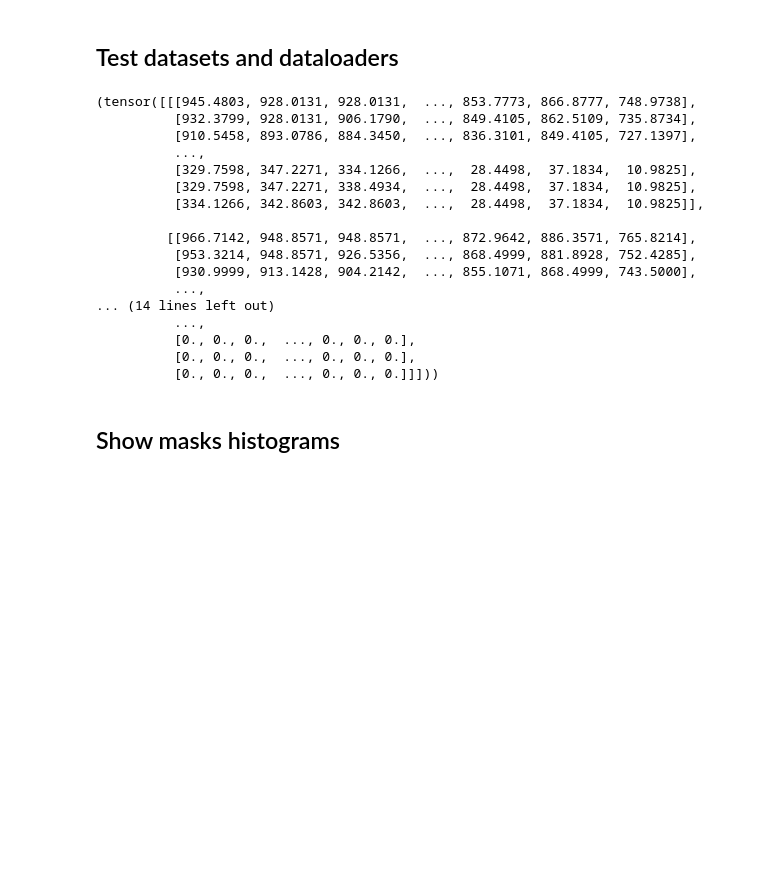
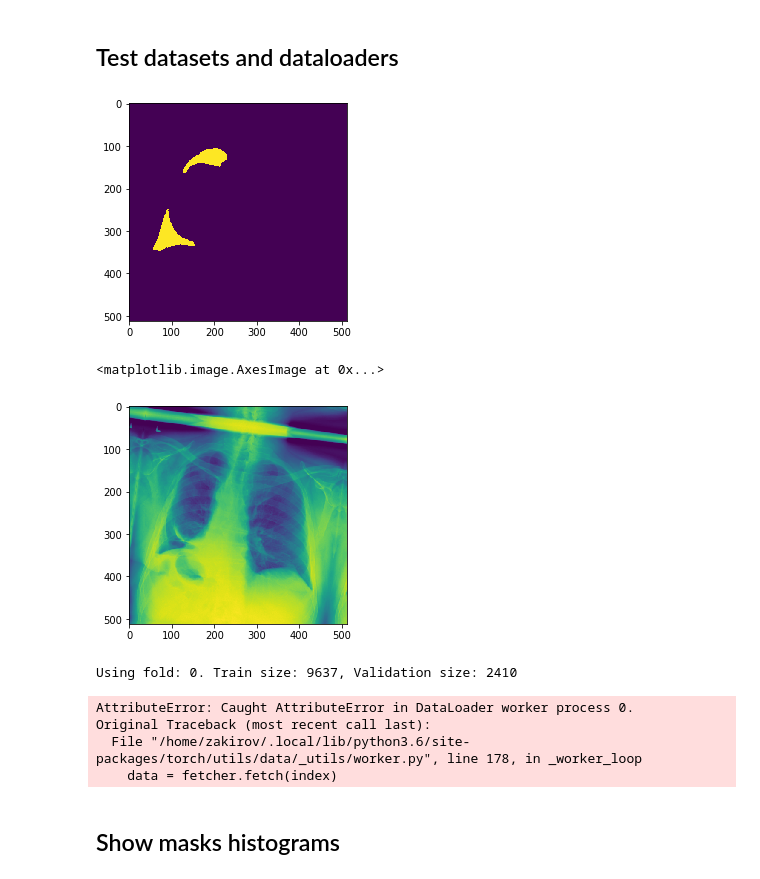
Before and after one commit to zakajd/kaggle-pneumothorax, a Jupyter notebook: notebooks/1. Data exploration.ipynb, the cells around one changed output. Cells and saved outputs as stored; diff of their text form; code cells hidden in the pictures; blank space fills up the shorter version.

Commit message:
Small fix to datasets

```diff
--- a/notebooks/1. Data exploration.ipynb
+++ b/notebooks/1. Data exploration.ipynb
@@ -221,24 +222,34 @@ from src.data.augmentations import get_aug
-# %%
-dataset = PneumothoraxDataset(transform=get_aug('val'))
-dataset[0]
-# %% [output]
-(tensor([[[945.4803, 928.0131, 928.0131,  ..., 853.7773, 866.8777, 748.9738],
-          [932.3799, 928.0131, 906.1790,  ..., 849.4105, 862.5109, 735.8734],
-          [910.5458, 893.0786, 884.3450,  ..., 836.3101, 849.4105, 727.1397],
-          ...,
-          [329.7598, 347.2271, 334.1266,  ...,  28.4498,  37.1834,  10.9825],
-          [329.7598, 347.2271, 338.4934,  ...,  28.4498,  37.1834,  10.9825],
-          [334.1266, 342.8603, 342.8603,  ...,  28.4498,  37.1834,  10.9825]],
-
-         [[966.7142, 948.8571, 948.8571,  ..., 872.9642, 886.3571, 765.8214],
-          [953.3214, 948.8571, 926.5356,  ..., 868.4999, 881.8928, 752.4285],
-          [930.9999, 913.1428, 904.2142,  ..., 855.1071, 868.4999, 743.5000],
-          ...,
-... (14 lines left out)
-          ...,
-          [0., 0., 0.,  ..., 0., 0., 0.],
-          [0., 0., 0.,  ..., 0., 0., 0.],
-          [0., 0., 0.,  ..., 0., 0., 0.]]]))
+# %%
+# aug = albu.Compose([
+#     albu.Normalize(),
+#     albu.pytorch.ToTensorV2()
+# ])
+
+aug = get_aug('medium')
+dataset = PneumothoraxDataset(transform=aug)
+image, mask = dataset[0]
+mask.shape
+plt.imshow(mask.squeeze(0))
+plt.show()
+plt.imshow(image[0])
+# %% [output]
+[figure, added]
+<matplotlib.image.AxesImage at 0x...>
+[figure, added]
+# %%
+train_loader, val_loader = get_dataloaders(pos_weight=0.9)
+# %% [output]
+Using fold: 0. Train size: 9637, Validation size: 2410
+# %%
+for batch in train_loader:
+    break
+
+images, masks = batch
+# %% [output]
+AttributeError: Caught AttributeError in DataLoader worker process 0.
+Original Traceback (most recent call last):
+  File "/home/zakirov/.local/lib/python3.6/site-packages/torch/utils/data/_utils/worker.py", line 178, in _worker_loop
+    data = fetcher.fetch(index)
 # %%
 # we have more rles than images. need to merge them
 # new_rles = []
```
Also changed, not shown: parts of 1 cell of this notebook, 2 other files.
